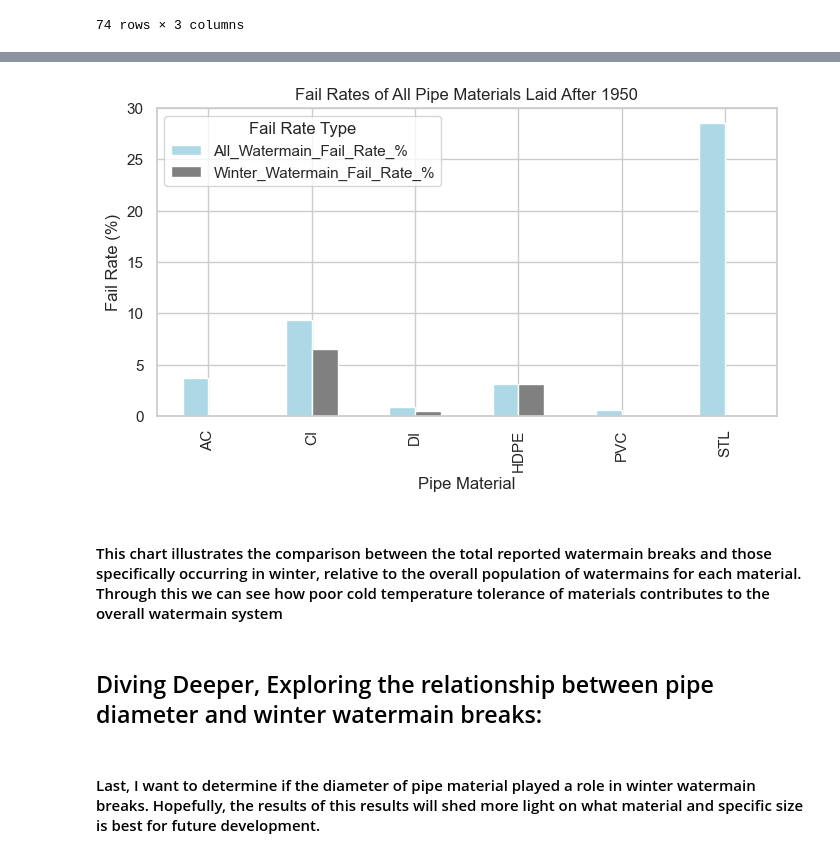
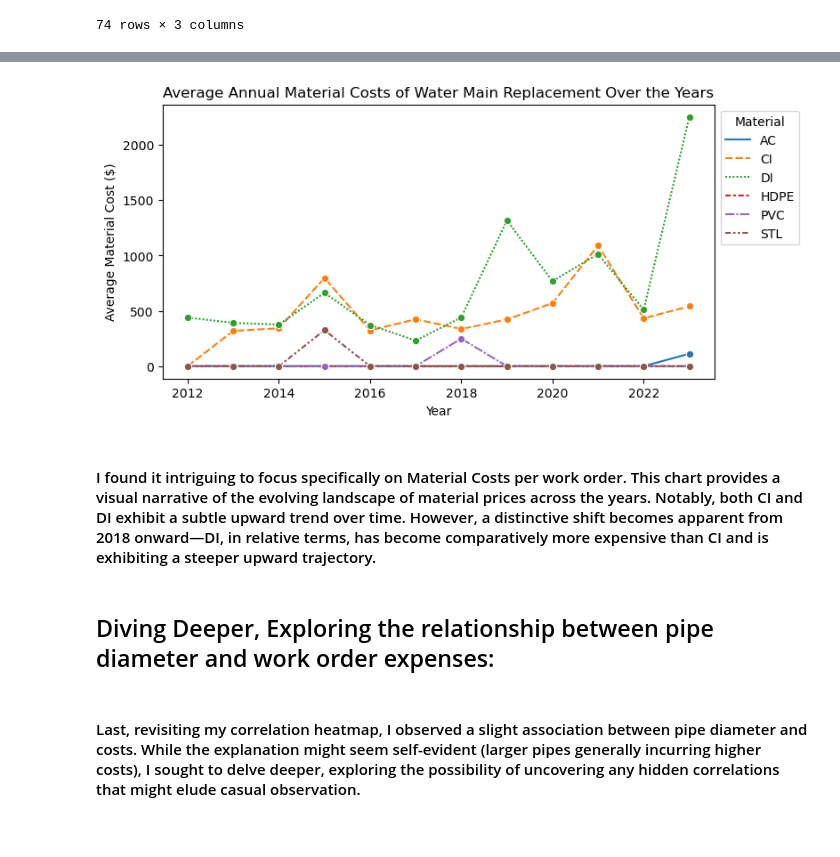
Before and after one commit to hernanth1/Ann-Arbor-Watermain-Project, a Jupyter notebook: 3 - RQ2 Analysis.ipynb, the cells around one changed output, grey strips where cells are left out. Cells and saved outputs as stored; diff of their text form; code cells hidden in the pictures.

```diff
--- a/3 - RQ2 Analysis.ipynb
+++ b/3 - RQ2 Analysis.ipynb
@@ -321,0 +315,5 @@ merged_table_2
+# %%
+# created the same table as the previous table, but focused on Material Cost compared to Total Cost.
+yearly_material_cost_table = pd.pivot_table(main_data, values='Material Cost', index='YEAR of WM Break', columns='MATERIAL', aggfunc='mean').fillna(0.0)
+
+yearly_material_cost_table
@@ -322,16 +335,20 @@ merged_table_2
 # %%
-# created a side by side bar chart to analyze my previous findings
-merged_table_2[['All_Watermain_Fail_Rate_%', 'Winter_Watermain_Fail_Rate_%']].plot(kind='bar', color = ['lightblue', 'grey'], figsize=(8, 4))
-plt.xlabel('Pipe Material')
-plt.ylabel('Fail Rate (%)')
-plt.title('Fail Rates of All Pipe Materials Laid After 1950')
-plt.legend(title='Fail Rate Type')
+# created a line chart to visualize my table results
+plt.figure(figsize=(8, 4))
+
+sns.lineplot(data=yearly_material_cost_table, marker='o')
+
+plt.title('Average Annual Material Costs of Water Main Replacement Over the Years')
+plt.xlabel('Year')
+plt.ylabel('Average Material Cost ($)')
+plt.legend(title='Material', bbox_to_anchor=(1, 1))
+
 plt.show()
 # %% [output]
-[figure, old version]
+[figure, new version]
 # %% [markdown]
-#### This chart illustrates the comparison between the total reported watermain breaks and those specifically occurring in winter, relative to the overall population of watermains for each material. Through this we can see how poor cold temperature tolerance of materials contributes to the overall watermain system
+#### I found it intriguing to focus specifically on Material Costs per work order. This chart provides a visual narrative of the evolving landscape of material prices across the years. Notably, both CI and DI exhibit a subtle upward trend over time. However, a distinctive shift becomes apparent from 2018 onward—DI, in relative terms, has become comparatively more expensive than CI and is exhibiting a steeper upward trajectory.
 # %% [markdown]
-## Diving Deeper, Exploring the relationship between pipe diameter and winter watermain breaks:
+## Diving Deeper, Exploring the relationship between pipe diameter and work order expenses:
 # %% [markdown]
-#### Last, I want to determine if the diameter of pipe material played a role in winter watermain breaks. Hopefully, the results of this results will shed more light on what material and specific size is best for future development.
+#### Last, revisiting my correlation heatmap, I observed a slight association between pipe diameter and costs. While the explanation might seem self-evident (larger pipes generally incurring higher costs), I sought to delve deeper, exploring the possibility of uncovering any hidden correlations that might elude casual observation.
```
Also changed, not shown: parts of 37 cells of this notebook.
